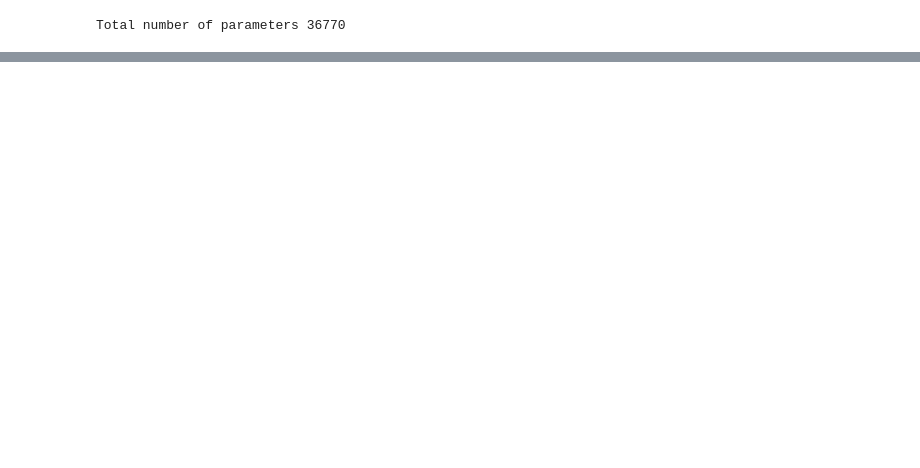
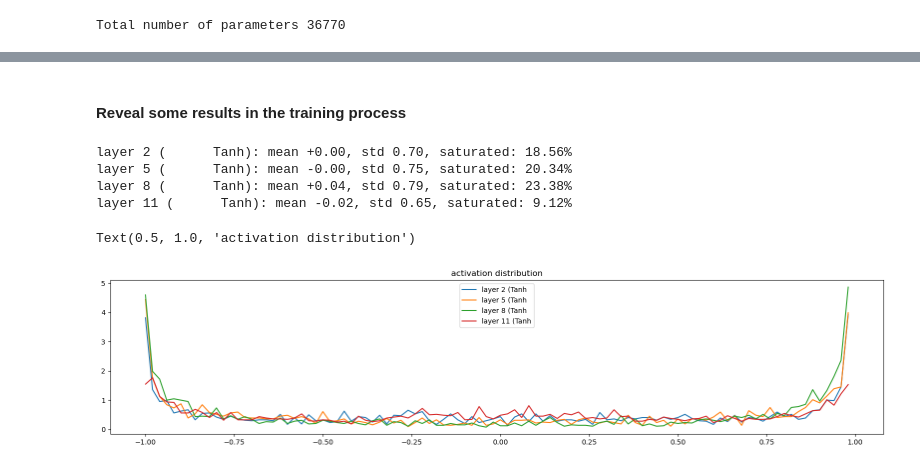
Before and after one commit to BlueAsuka/LanguageModel, a Jupyter notebook: from_scratch/mlp_framework.ipynb, the cells around one changed output, grey strips where cells are left out. Saved outputs shown, nothing was run; the diff lists cells and outputs as text; code cells hidden in the pictures; blank space fills up the shorter version.

Commit message:
Files updated and motifications
Use the mlp_framework in the folder from_scratch to get a better training result and save a set of parameters after the training

```diff
--- a/from_scratch/mlp_framework.ipynb
+++ b/from_scratch/mlp_framework.ipynb
@@ -237,0 +342,3 @@ for i in range(steps):
+# %%
+for layer in model:
+    layer.training = False # put layers into eval mode
@@ -237,0 +355,29 @@ for i in range(steps):
+# %%
+# sample from the model
+g = torch.Generator(device=device).manual_seed(2147483647 + 10)
+# %%
+for _ in range(20):
+    names = []
+
+    context = [0] * window_size
+    while True:
+        # Again, forward pass to the model
+        emb = lookup[torch.tensor([context], device=device)]
+        x_preds = emb.view(emb.shape[0], -1)
+        for layer in model:
+            x_preds = layer(x_preds)
+
+        # Get the char with the maximum possibility (maximum likelihood)
+        logits = x_preds
+        probs = F.softmax(logits, dim=1)
+        ix = torch.multinomial(probs, num_samples=1, generator=g).item()
+
+        # Get the new and next combinations for prediction
+        # Break when meets the '.', or say 0 in the index list
+        if ix != 0:
+            context = context[1:] + [ix]
+            names.append(ix)
+        else:
+            break
+
+    print(''.join(itos[i] for i in names))
@@ -237,0 +405,22 @@ for i in range(steps):
+# %% [markdown]
+#### Reveal some results in the training process
+# %%
+# visualize histograms tanh saturation
+plt.figure(figsize=(20, 4)) # width and height of the plot
+legends = []
+for i, layer in enumerate(layers): # note: exclude the output layer
+  if isinstance(layer, Tanh):
+    t = layer.out.cpu()
+    print('layer %d (%10s): mean %+.2f, std %.2f, saturated: %.2f%%' % (i, layer.__class__.__name__, t.mean(), t.std(), (t.abs() > 0.97).float().mean()*100))
+    hy, hx = torch.histogram(t, density=True)
+    plt.plot(hx[:-1].detach(), hy.detach())
+    legends.append(f'layer {i} ({layer.__class__.__name__}')
+plt.legend(legends);
+plt.title('activation distribution')
+# %% [output]
+layer 2 (      Tanh): mean +0.00, std 0.70, saturated: 18.56%
+layer 5 (      Tanh): mean -0.00, std 0.75, saturated: 20.34%
+layer 8 (      Tanh): mean +0.04, std 0.79, saturated: 23.38%
+layer 11 (      Tanh): mean -0.02, std 0.65, saturated: 9.12%
+Text(0.5, 1.0, 'activation distribution')
+[figure, added]
```
Also changed, not shown: parts of 24 cells of this notebook, 7 other files.
